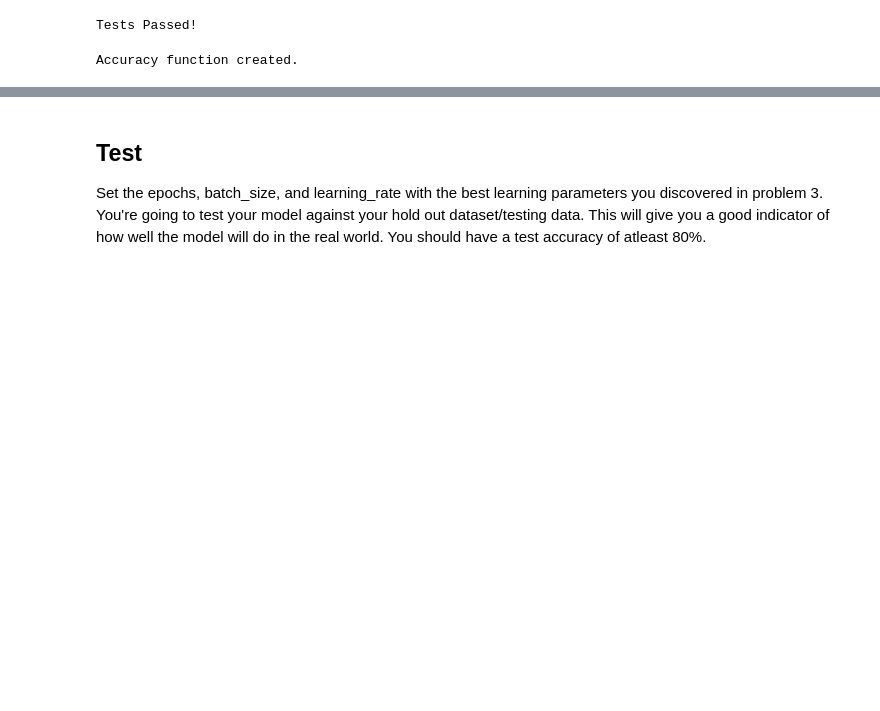
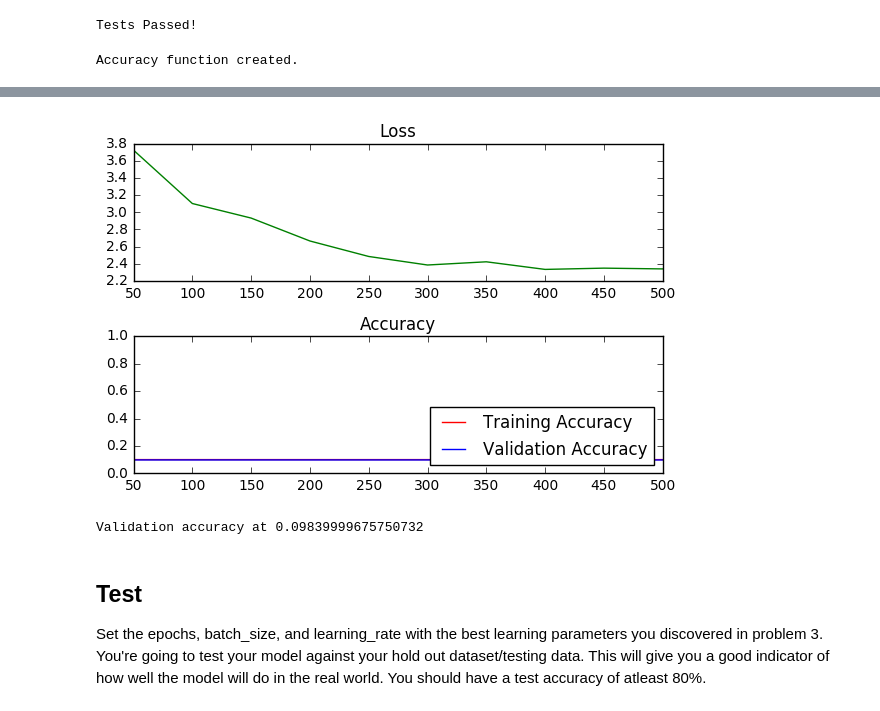
Before and after one commit to mgruben/TensorLab, a Jupyter notebook: lab.ipynb, the cells around one changed output, grey strips where cells are left out. Saved outputs shown, nothing was run; the diff lists cells and outputs as text; code cells hidden in the pictures; blank space fills up the shorter version.

```diff
--- a/lab.ipynb
+++ b/lab.ipynb
@@ -366,9 +366,9 @@ The code will print out a Loss and Accuracy graph, so you can see how well the n
 *If you're having trouble solving problem 3, you can view the solution [here](https://github.com/udacity/CarND-TensorFlow-Lab/blob/master/solutions.ipynb).*
 # %%
 # ToDo: Find the best parameters for each configuration
-# epochs =
-# batch_size =
-# learning_rate =
+epochs = 1
+batch_size = 300
+learning_rate = 0.01
 
 
 
@@ -411,33 +411,36 @@ with tf.Session() as session:
             if not batch_i % log_batch_step:
                 # Calculate Training and Validation accuracy
                 training_accuracy = session.run(accuracy, feed_dict=train_feed_dict)
                 validation_accuracy = session.run(accuracy, feed_dict=valid_feed_dict)
 
                 # Log batches
                 previous_batch = batches[-1] if batches else 0
                 batches.append(log_batch_step + previous_batch)
                 loss_batch.append(l)
                 train_acc_batch.append(training_accuracy)
                 valid_acc_batch.append(validation_accuracy)
 
         # Check accuracy against Validation data
         validation_accuracy = session.run(accuracy, feed_dict=valid_feed_dict)
 
 loss_plot = plt.subplot(211)
 loss_plot.set_title('Loss')
 loss_plot.plot(batches, loss_batch, 'g')
 loss_plot.set_xlim([batches[0], batches[-1]])
 acc_plot = plt.subplot(212)
 acc_plot.set_title('Accuracy')
 acc_plot.plot(batches, train_acc_batch, 'r', label='Training Accuracy')
 acc_plot.plot(batches, valid_acc_batch, 'b', label='Validation Accuracy')
 acc_plot.set_ylim([0, 1.0])
 acc_plot.set_xlim([batches[0], batches[-1]])
 acc_plot.legend(loc=4)
 plt.tight_layout()
 plt.show()
 
 print('Validation accuracy at {}'.format(validation_accuracy))
+# %% [output]
+[figure, added]
+Validation accuracy at 0.09839999675750732
 # %% [markdown]
 ## Test
 Set the epochs, batch_size, and learning_rate with the best learning parameters you discovered in problem 3.  You're going to test your model against your hold out dataset/testing data.  This will give you a good indicator of how well the model will do in the real world.  You should have a test accuracy of atleast 80%.
```
